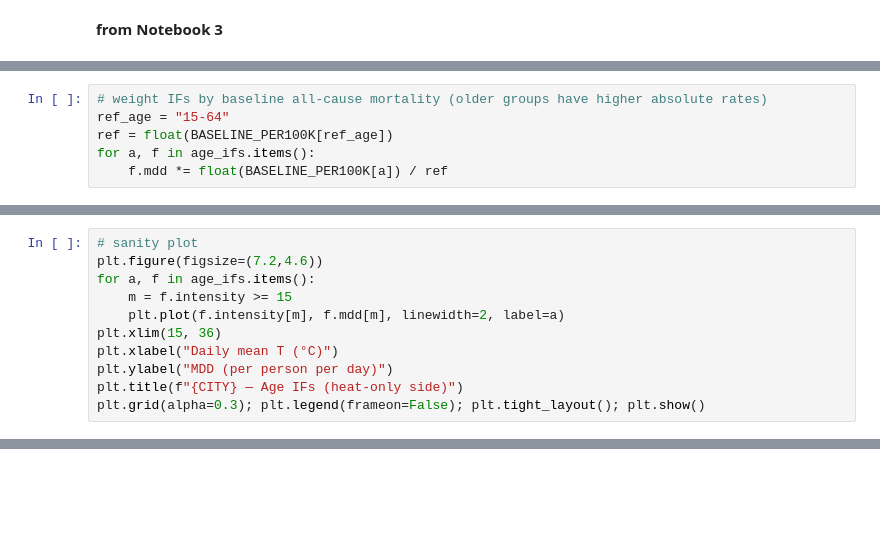
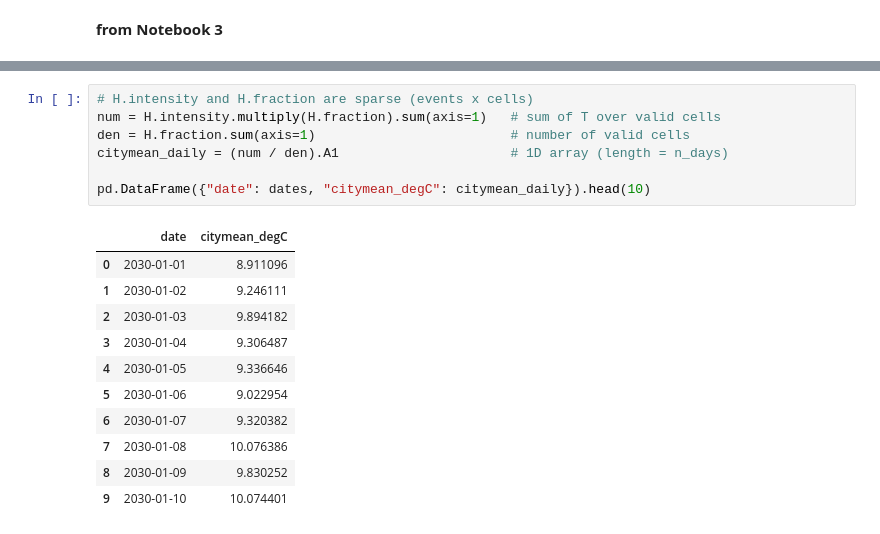
Before and after one commit to URBADAPT/URBADAPT-HEAT, a Jupyter notebook: urban-heat/notebooks/city_agnostic/sensitivity/Rome/04_impact_functions_drive_generic_sensitivity_rome.ipynb, the cells around one changed output, grey strips where cells are left out. Drawn from its saved outputs; the diff is of its cells as text; blank space fills up the shorter version.

```diff
--- a/urban-heat/notebooks/city_agnostic/sensitivity/Rome/04_impact_functions_drive_generic_sensitivity_rome.ipynb
+++ b/urban-heat/notebooks/city_agnostic/sensitivity/Rome/04_impact_functions_drive_generic_sensitivity_rome.ipynb
@@ -168,6 +43,0 @@ age_ifs = {
-# %%
-# weight IFs by baseline all-cause mortality (older groups have higher absolute rates)
-ref_age = "15-64"
-ref = float(BASELINE_PER100K[ref_age])
-for a, f in age_ifs.items():
-    f.mdd *= float(BASELINE_PER100K[a]) / ref
@@ -280,11 +43,0 @@ overall deaths by event: {2030: 2265.6656069331716, 2040: 2169.929205247131, 205
-# %%
-# sanity plot
-plt.figure(figsize=(7.2,4.6))
-for a, f in age_ifs.items():
-    m = f.intensity >= 15
-    plt.plot(f.intensity[m], f.mdd[m], linewidth=2, label=a)
-plt.xlim(15, 36)
-plt.xlabel("Daily mean T (°C)")
-plt.ylabel("MDD (per person per day)")
-plt.title(f"{CITY} — Age IFs (heat-only side)")
-plt.grid(alpha=0.3); plt.legend(frameon=False); plt.tight_layout(); plt.show()
@@ -320,0 +112,19 @@ Wrote /Users/armandeaboudrar-meda/Desktop/CMCC/URBADAPT/urban-heat/outputs/rome/
+# %%
+# H.intensity and H.fraction are sparse (events x cells)
+num = H.intensity.multiply(H.fraction).sum(axis=1)   # sum of T over valid cells
+den = H.fraction.sum(axis=1)                         # number of valid cells
+citymean_daily = (num / den).A1                      # 1D array (length = n_days)
+
+pd.DataFrame({"date": dates, "citymean_degC": citymean_daily}).head(10)
+# %% [output]
+|  | date | citymean_degC |
+| 0 | 2030-01-01 | 8.911096 |
+| 1 | 2030-01-02 | 9.246111 |
+| 2 | 2030-01-03 | 9.894182 |
+| 3 | 2030-01-04 | 9.306487 |
+| 4 | 2030-01-05 | 9.336646 |
+| 5 | 2030-01-06 | 9.022954 |
+| 6 | 2030-01-07 | 9.320382 |
+| 7 | 2030-01-08 | 10.076386 |
+| 8 | 2030-01-09 | 9.830252 |
+| 9 | 2030-01-10 | 10.074401 |
```
Also changed, not shown: parts of 49 cells of this notebook, 3 other files.
